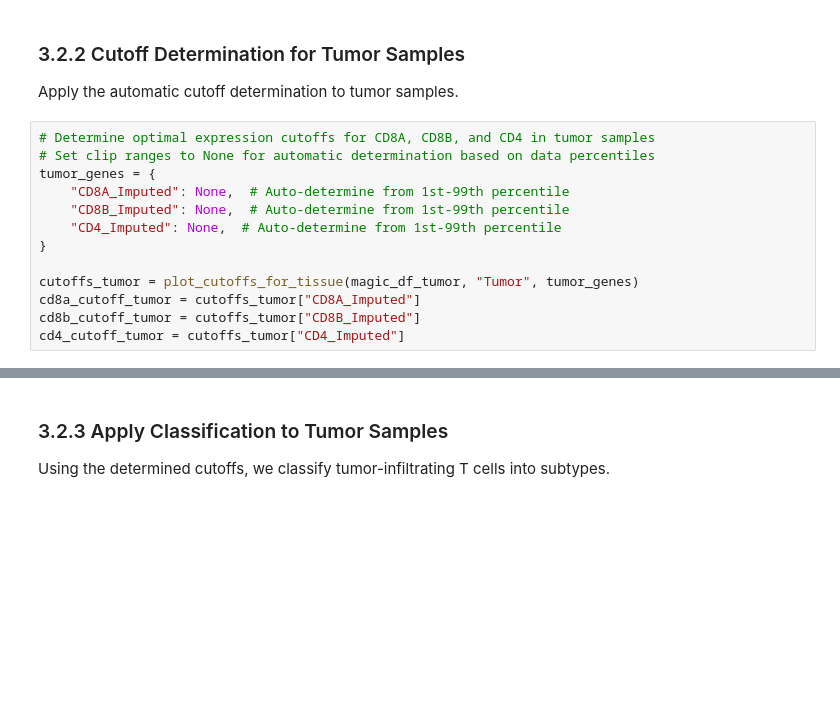
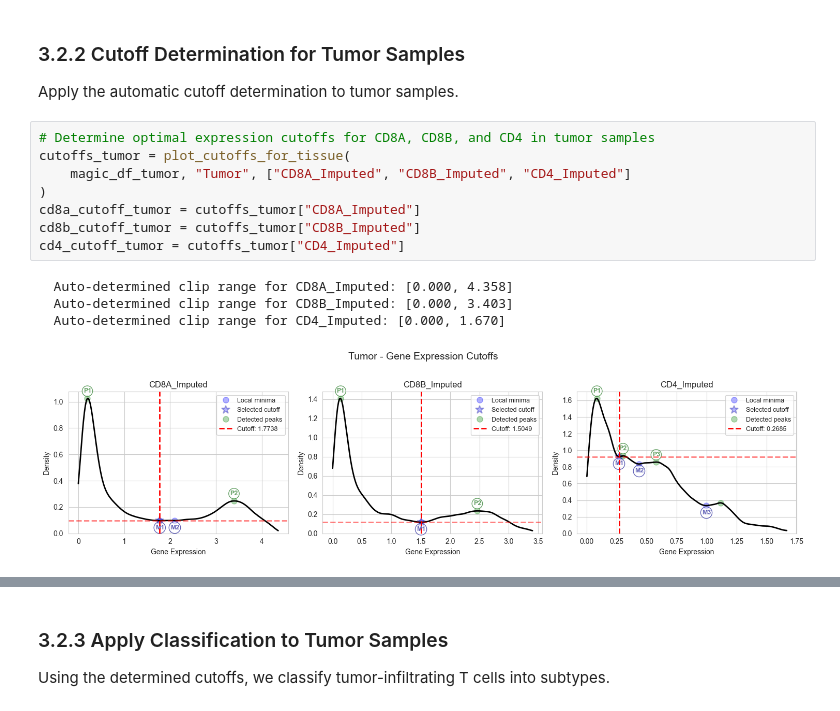
Before and after one commit to ronamit/scXpand-1, a Jupyter notebook: docs/notebooks/data_preparation_tutorial.ipynb, the cells around one changed output, grey strips where cells are left out. Saved outputs shown, nothing was run; the diff lists cells and outputs as text; blank space fills up the shorter version.

```diff
--- a/docs/notebooks/data_preparation_tutorial.ipynb
+++ b/docs/notebooks/data_preparation_tutorial.ipynb
@@ -624,17 +710,17 @@ def plot_cutoffs_for_tissue(
 Apply the automatic cutoff determination to tumor samples.
 # %%
 # Determine optimal expression cutoffs for CD8A, CD8B, and CD4 in tumor samples
-# Set clip ranges to None for automatic determination based on data percentiles
-tumor_genes = {
-    "CD8A_Imputed": None,  # Auto-determine from 1st-99th percentile
-    "CD8B_Imputed": None,  # Auto-determine from 1st-99th percentile
-    "CD4_Imputed": None,  # Auto-determine from 1st-99th percentile
-}
-
-cutoffs_tumor = plot_cutoffs_for_tissue(magic_df_tumor, "Tumor", tumor_genes)
+cutoffs_tumor = plot_cutoffs_for_tissue(
+    magic_df_tumor, "Tumor", ["CD8A_Imputed", "CD8B_Imputed", "CD4_Imputed"]
+)
 cd8a_cutoff_tumor = cutoffs_tumor["CD8A_Imputed"]
 cd8b_cutoff_tumor = cutoffs_tumor["CD8B_Imputed"]
 cd4_cutoff_tumor = cutoffs_tumor["CD4_Imputed"]
+# %% [output]
+  Auto-determined clip range for CD8A_Imputed: [0.000, 4.358]
+  Auto-determined clip range for CD8B_Imputed: [0.000, 3.403]
+  Auto-determined clip range for CD4_Imputed: [0.000, 1.670]
+[figure, added]
 # %%
 # Print calculated tumor cutoffs for verification
 print("Calculated Tumor Cutoffs:")
```
Also changed, not shown: parts of 17 cells of this notebook.
